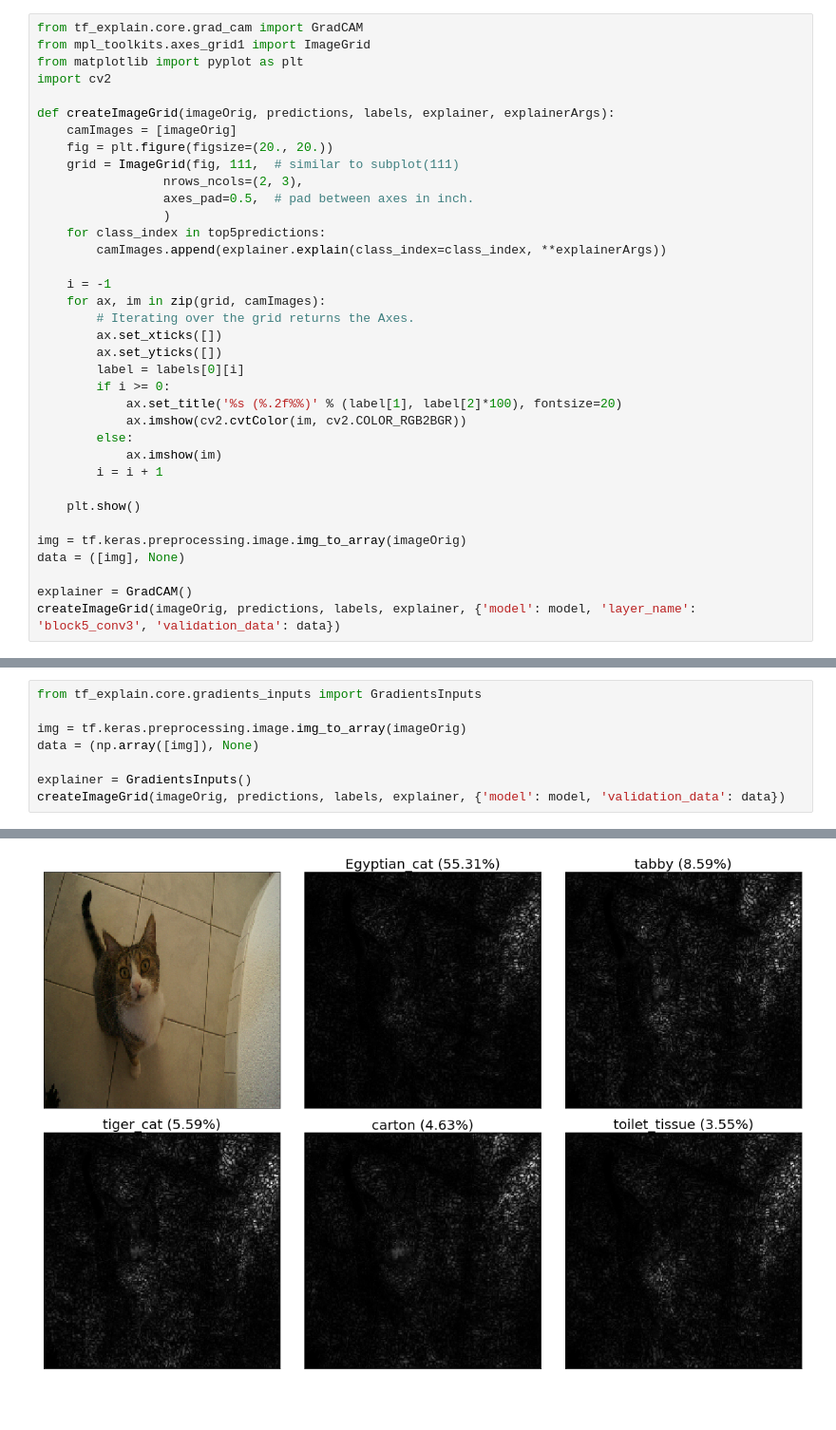
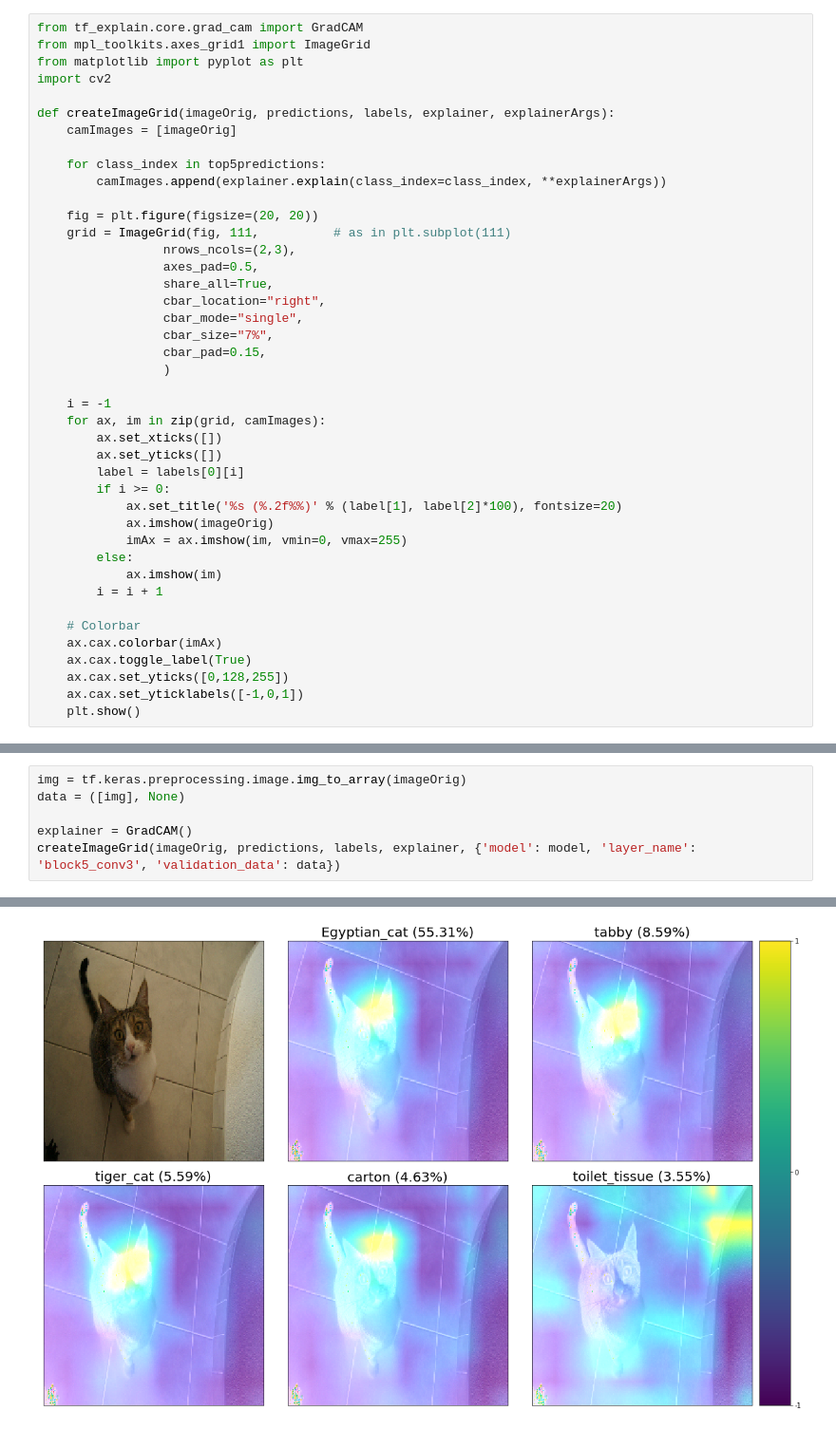
Before and after one commit to habis-git/MT, a Jupyter notebook: Jupyter Notebooks/Visualizations.ipynb, the cells around one changed output, grey strips where cells are left out. Shown at 95% size. Cells and saved outputs as stored; diff of their text form; blank space fills up the shorter version.

Commit message:
source code grad cam hinzugefügt, überarbeitungen, mehr glossar

```diff
--- a/Jupyter Notebooks/Visualizations.ipynb
+++ b/Jupyter Notebooks/Visualizations.ipynb
@@ -29,31 +29,37 @@ import cv2
 
 def createImageGrid(imageOrig, predictions, labels, explainer, explainerArgs):
     camImages = [imageOrig]
-    fig = plt.figure(figsize=(20., 20.))
-    grid = ImageGrid(fig, 111,  # similar to subplot(111)
-                 nrows_ncols=(2, 3),
-                 axes_pad=0.5,  # pad between axes in inch.
-                 )
+
     for class_index in top5predictions:
         camImages.append(explainer.explain(class_index=class_index, **explainerArgs))
 
+    fig = plt.figure(figsize=(20, 20))
+    grid = ImageGrid(fig, 111,          # as in plt.subplot(111)
+                 nrows_ncols=(2,3),
+                 axes_pad=0.5,
+                 share_all=True,
+                 cbar_location="right",
+                 cbar_mode="single",
+                 cbar_size="7%",
+                 cbar_pad=0.15,
+                 )
+
     i = -1
     for ax, im in zip(grid, camImages):
-        # Iterating over the grid returns the Axes.
         ax.set_xticks([])
         ax.set_yticks([])
         label = labels[0][i]
         if i >= 0:
             ax.set_title('%s (%.2f%%)' % (label[1], label[2]*100), fontsize=20)
-            ax.imshow(cv2.cvtColor(im, cv2.COLOR_RGB2BGR))
+            ax.imshow(imageOrig)
+            imAx = ax.imshow(im, vmin=0, vmax=255)
         else:
             ax.imshow(im)
         i = i + 1
 
+    # Colorbar
+    ax.cax.colorbar(imAx)
+    ax.cax.toggle_label(True)
+    ax.cax.set_yticks([0,128,255])
+    ax.cax.set_yticklabels([-1,0,1])
     plt.show()
-
-img = tf.keras.preprocessing.image.img_to_array(imageOrig)
-data = ([img], None)
-
-explainer = GradCAM()
-createImageGrid(imageOrig, predictions, labels, explainer, {'model': model, 'layer_name': 'block5_conv3', 'validation_data': data})
@@ -62,9 +66,7 @@ createImageGrid(imageOrig, predictions, labels, explainer, {'model': model, 'lay
 # %%
-from tf_explain.core.gradients_inputs import GradientsInputs
+img = tf.keras.preprocessing.image.img_to_array(imageOrig)
+data = ([img], None)
 
-img = tf.keras.preprocessing.image.img_to_array(imageOrig)
-data = (np.array([img]), None)
-
-explainer = GradientsInputs()
-createImageGrid(imageOrig, predictions, labels, explainer, {'model': model, 'validation_data': data})
+explainer = GradCAM()
+createImageGrid(imageOrig, predictions, labels, explainer, {'model': model, 'layer_name': 'block5_conv3', 'validation_data': data})
 # %% [output]
@@ -71 +74 @@ createImageGrid(imageOrig, predictions, labels, explainer, {'model': model, 'val
-[figure, old version]
+[figure, new version]
```
Also changed, not shown: parts of 8 cells of this notebook, 4 other files.
